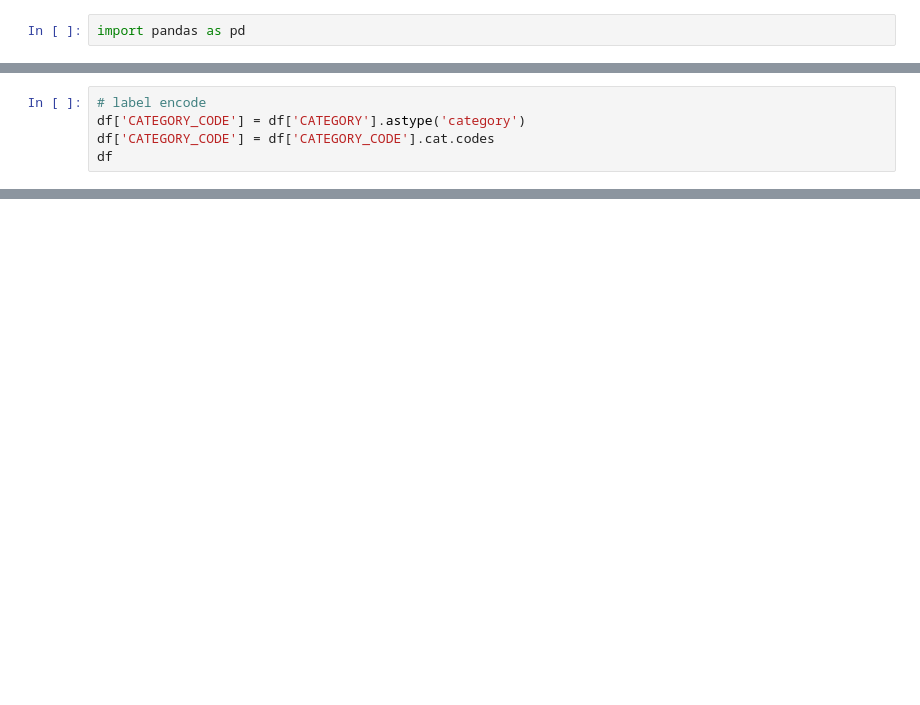
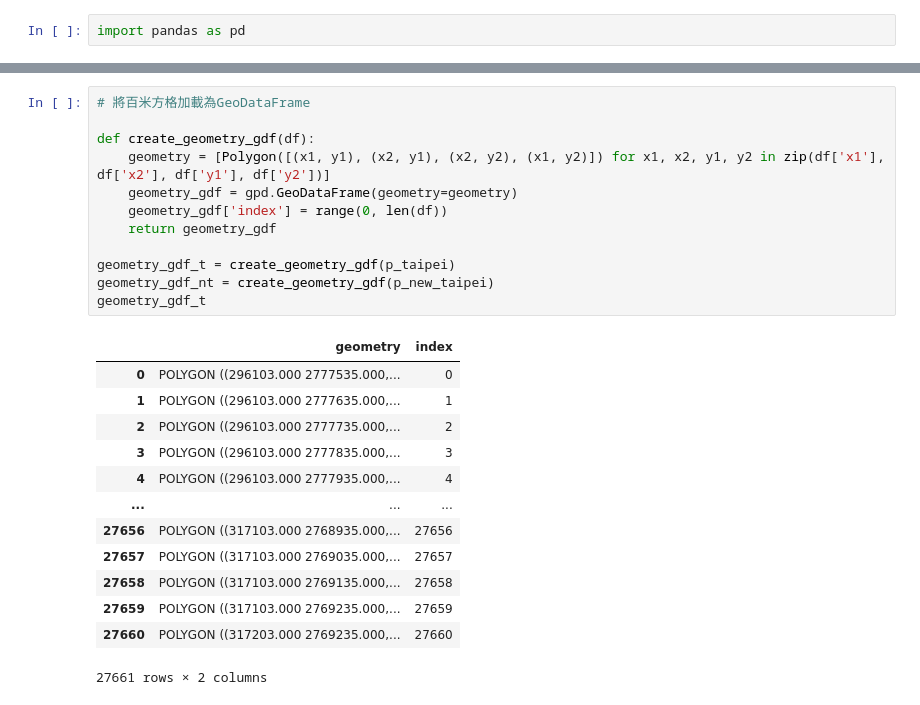
Before and after one commit to huangfishburger/capstone, a Jupyter notebook: edu.ipynb, the cells around one changed output, grey strips where cells are left out. Drawn from its saved outputs; the diff is of its cells as text; blank space fills up the shorter version.

```diff
--- a/edu.ipynb
+++ b/edu.ipynb
@@ -24,5 +23,0 @@ print(df['CATEGORY'].unique())
-# %%
-# label encode
-df['CATEGORY_CODE'] = df['CATEGORY'].astype('category')
-df['CATEGORY_CODE'] = df['CATEGORY_CODE'].cat.codes
-df
@@ -93,0 +103,26 @@ p_new_taipei["count"], p_new_taipei["count_list"], p_new_taipei["edu_id"] = coun
+# %%
+# 將百米方格加載為GeoDataFrame
+
+def create_geometry_gdf(df):
+    geometry = [Polygon([(x1, y1), (x2, y1), (x2, y2), (x1, y2)]) for x1, x2, y1, y2 in zip(df['x1'], df['x2'], df['y1'], df['y2'])]
+    geometry_gdf = gpd.GeoDataFrame(geometry=geometry)
+    geometry_gdf['index'] = range(0, len(df))
+    return geometry_gdf
+
+geometry_gdf_t = create_geometry_gdf(p_taipei)
+geometry_gdf_nt = create_geometry_gdf(p_new_taipei)
+geometry_gdf_t
+# %% [output]
+|  | geometry | index |
+| 0 | POLYGON ((296103.000 2777535.000,... | 0 |
+| 1 | POLYGON ((296103.000 2777635.000,... | 1 |
+| 2 | POLYGON ((296103.000 2777735.000,... | 2 |
+| 3 | POLYGON ((296103.000 2777835.000,... | 3 |
+| 4 | POLYGON ((296103.000 2777935.000,... | 4 |
+| ... | ... | ... |
+| 27656 | POLYGON ((317103.000 2768935.000,... | 27656 |
+| 27657 | POLYGON ((317103.000 2769035.000,... | 27657 |
+| 27658 | POLYGON ((317103.000 2769135.000,... | 27658 |
+| 27659 | POLYGON ((317103.000 2769235.000,... | 27659 |
+| 27660 | POLYGON ((317203.000 2769235.000,... | 27660 |
+27661 rows × 2 columns
```
Also changed, not shown: parts of 20 cells of this notebook, 4 other files.
